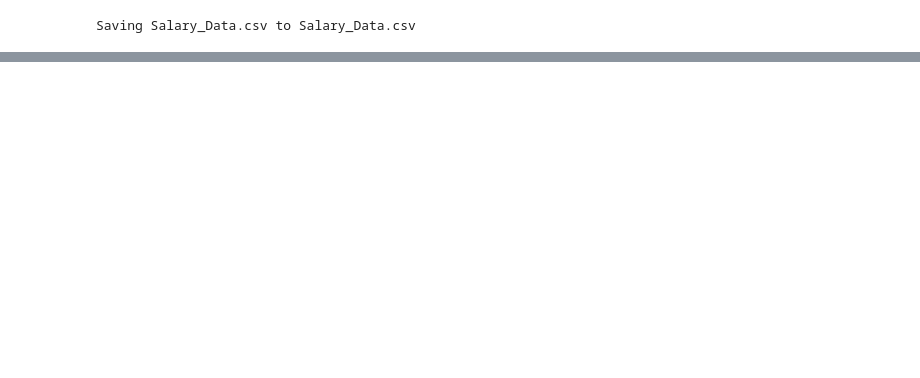
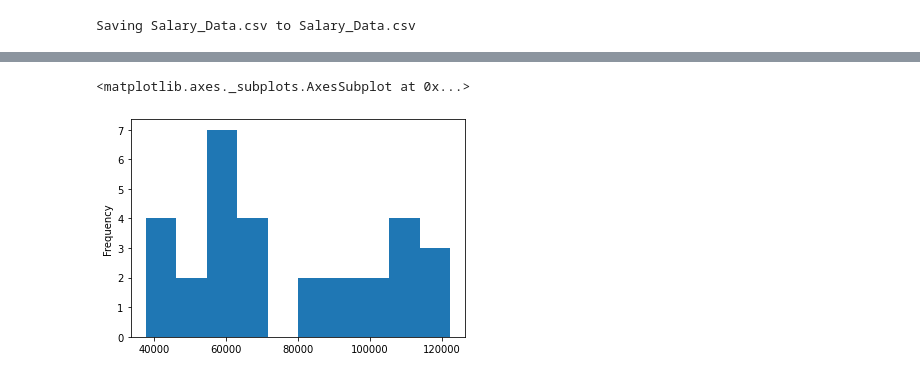
Before and after one commit to isha0803/ML_Practicals, a Jupyter notebook: P1_Data_Interpretation.ipynb, the cells around one changed output, grey strips where cells are left out. Drawn from its saved outputs; the diff is of its cells as text; code cells hidden in the pictures; blank space fills up the shorter version.

```diff
--- a/P1_Data_Interpretation.ipynb
+++ b/P1_Data_Interpretation.ipynb
@@ -74,0 +94,5 @@ memory usage: 608.0 bytes
+# %%
+df['Salary'].plot(kind='hist')
+# %% [output]
+<matplotlib.axes._subplots.AxesSubplot at 0x...>
+[figure, added]
```
Also changed, not shown: parts of 10 cells of this notebook.
